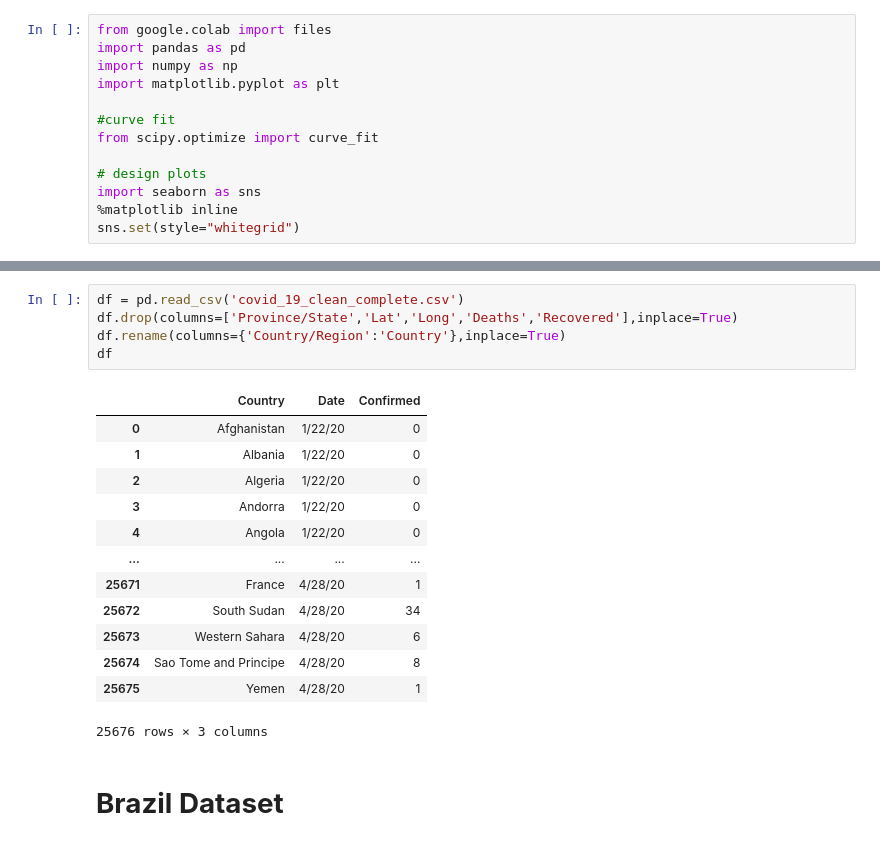
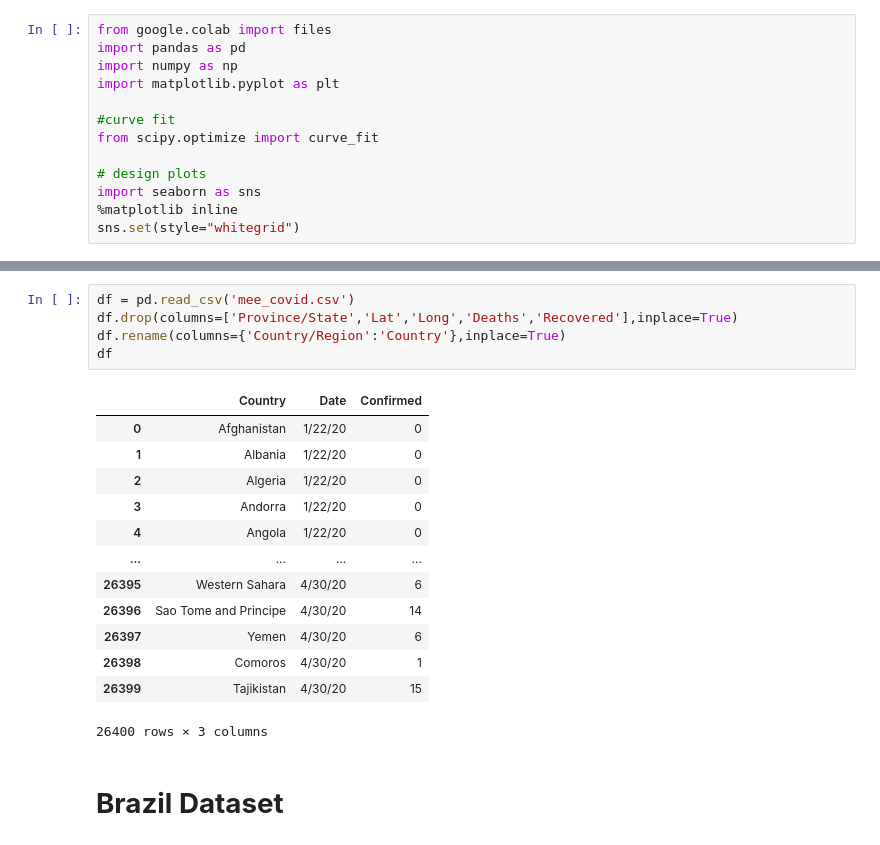
Before and after one commit to JohnGarrido/ESTO017-17, a Jupyter notebook: main.ipynb, the cells around one changed output, grey strips where cells are left out. Cells and saved outputs as stored; diff of their text form.

```diff
--- a/main.ipynb
+++ b/main.ipynb
@@ -21,22 +21,22 @@ Saving covid_19_clean_complete.csv to covid_19_clean_complete (2).csv
 # %%
-df = pd.read_csv('covid_19_clean_complete.csv')
+df = pd.read_csv('mee_covid.csv')
 df.drop(columns=['Province/State','Lat','Long','Deaths','Recovered'],inplace=True)
 df.rename(columns={'Country/Region':'Country'},inplace=True)
 df
 # %% [output]
 |  | Country | Date | Confirmed |
 | 0 | Afghanistan | 1/22/20 | 0 |
 | 1 | Albania | 1/22/20 | 0 |
 | 2 | Algeria | 1/22/20 | 0 |
 | 3 | Andorra | 1/22/20 | 0 |
 | 4 | Angola | 1/22/20 | 0 |
 | ... | ... | ... | ... |
-| 25671 | France | 4/28/20 | 1 |
-| 25672 | South Sudan | 4/28/20 | 34 |
-| 25673 | Western Sahara | 4/28/20 | 6 |
-| 25674 | Sao Tome and Principe | 4/28/20 | 8 |
-| 25675 | Yemen | 4/28/20 | 1 |
+| 26395 | Western Sahara | 4/30/20 | 6 |
+| 26396 | Sao Tome and Principe | 4/30/20 | 14 |
+| 26397 | Yemen | 4/30/20 | 6 |
+| 26398 | Comoros | 4/30/20 | 1 |
+| 26399 | Tajikistan | 4/30/20 | 15 |
-25676 rows × 3 columns
+26400 rows × 3 columns
 # %% [markdown]
 # **Brazil Dataset**
 # %%
```
Also changed, not shown: parts of 28 cells of this notebook.
